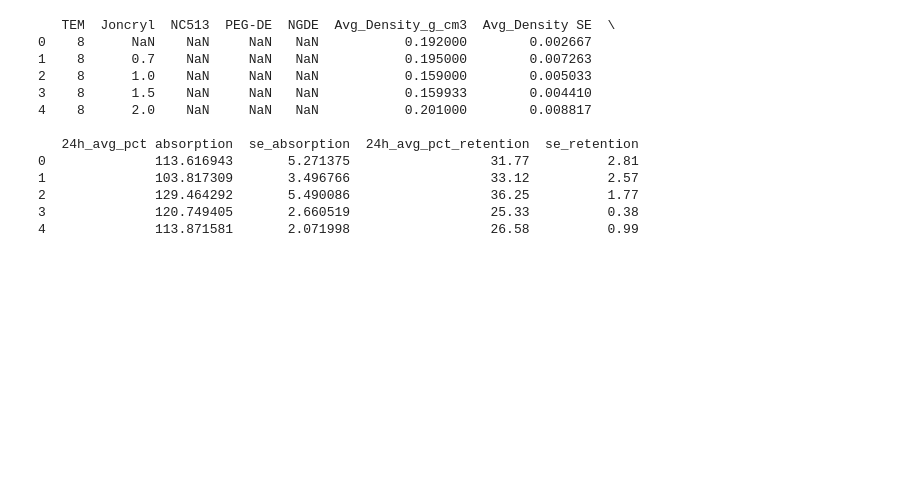
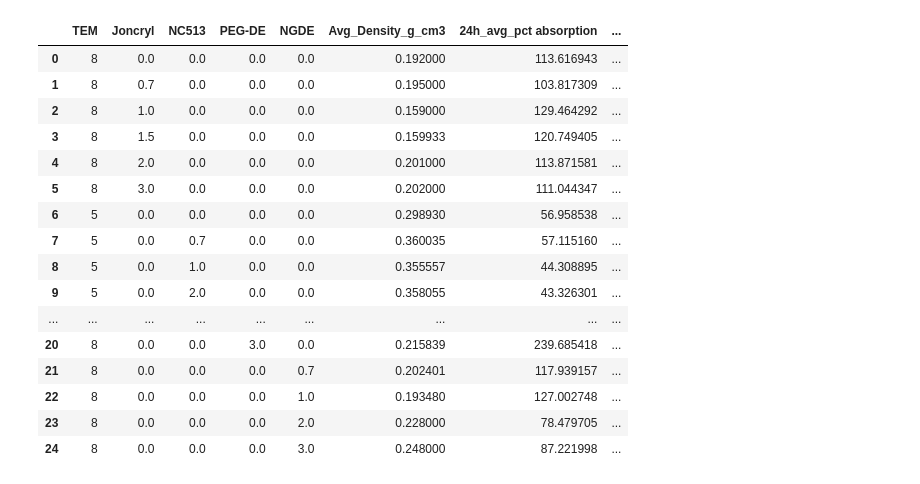
Before and after one commit to brookeb2000/foam-project, a Jupyter notebook: notebooks/0.10-bab-find-most-uncertain-formulas.ipynb, the cells around one changed output. Saved outputs shown, nothing was run; the diff lists cells and outputs as text; code cells hidden in the pictures; blank space fills up the shorter version.

```diff
--- a/notebooks/0.10-bab-find-most-uncertain-formulas.ipynb
+++ b/notebooks/0.10-bab-find-most-uncertain-formulas.ipynb
@@ -4,52 +3,49 @@
 # %%
-# import the data
+# import data
 
 from pathlib import Path
 import pandas as pd
 
 # Load the compiled data
 project_root = Path.cwd().resolve().parent if 'notebooks' in str(Path.cwd()) else Path.cwd().resolve()
 excel_path = project_root / 'data' / 'raw' / 'Compiled Data.xlsx'
 
 df = pd.read_excel(excel_path)
 
+
+# Show the 25 original formulas and their three measured targets from df.
 formula_cols = ["TEM", "Joncryl", "NC513", "PEG-DE", "NGDE"]
 measured_target_cols = [
     "Avg_Density_g_cm3",
     "24h_avg_pct absorption",
     "24h_avg_pct_retention",
 ]
-measured_se_cols = [
-    "Avg_Density SE",
-    "24h_se.1",
-    "24h_se",
-]
+df = df[formula_cols + measured_target_cols].copy()
+df[formula_cols] = df[formula_cols].fillna(0.0)
+df[measured_target_cols] = df[measured_target_cols].apply(
+    pd.to_numeric, errors="raise"
+)
 
-# Keep each target beside its standard error column
-measured_cols = [
-    col
-    for target, se in zip(measured_target_cols, measured_se_cols)
-    for col in (target, se)
-]
-df = df.loc[:, formula_cols + measured_cols]
-df = df.rename(columns={
-    "24h_se.1": "se_absorption",
-    "24h_se": "se_retention",
-})
-
-print(df.head())
+assert len(df) == 25, (
+    f"Expected the 25 original samples; found {len(df)}."
+)
+display(df)
 # %% [output]
-   TEM  Joncryl  NC513  PEG-DE  NGDE  Avg_Density_g_cm3  Avg_Density SE  \
-0    8      NaN    NaN     NaN   NaN           0.192000        0.002667
-1    8      0.7    NaN     NaN   NaN           0.195000        0.007263
-2    8      1.0    NaN     NaN   NaN           0.159000        0.005033
-3    8      1.5    NaN     NaN   NaN           0.159933        0.004410
-4    8      2.0    NaN     NaN   NaN           0.201000        0.008817
-
-   24h_avg_pct absorption  se_absorption  24h_avg_pct_retention  se_retention
-0              113.616943       5.271375                  31.77          2.81
-1              103.817309       3.496766                  33.12          2.57
-2              129.464292       5.490086                  36.25          1.77
-3              120.749405       2.660519                  25.33          0.38
-4              113.871581       2.071998                  26.58          0.99
+|  | TEM | Joncryl | NC513 | PEG-DE | NGDE | Avg_Density_g_cm3 | 24h_avg_pct absorption | ... |
+| 0 | 8 | 0.0 | 0.0 | 0.0 | 0.0 | 0.192000 | 113.616943 | ... |
+| 1 | 8 | 0.7 | 0.0 | 0.0 | 0.0 | 0.195000 | 103.817309 | ... |
+| 2 | 8 | 1.0 | 0.0 | 0.0 | 0.0 | 0.159000 | 129.464292 | ... |
+| 3 | 8 | 1.5 | 0.0 | 0.0 | 0.0 | 0.159933 | 120.749405 | ... |
+| 4 | 8 | 2.0 | 0.0 | 0.0 | 0.0 | 0.201000 | 113.871581 | ... |
+| 5 | 8 | 3.0 | 0.0 | 0.0 | 0.0 | 0.202000 | 111.044347 | ... |
+| 6 | 5 | 0.0 | 0.0 | 0.0 | 0.0 | 0.298930 | 56.958538 | ... |
+| 7 | 5 | 0.0 | 0.7 | 0.0 | 0.0 | 0.360035 | 57.115160 | ... |
+| 8 | 5 | 0.0 | 1.0 | 0.0 | 0.0 | 0.355557 | 44.308895 | ... |
+| 9 | 5 | 0.0 | 2.0 | 0.0 | 0.0 | 0.358055 | 43.326301 | ... |
+| ... | ... | ... | ... | ... | ... | ... | ... | ... |
+| 20 | 8 | 0.0 | 0.0 | 3.0 | 0.0 | 0.215839 | 239.685418 | ... |
+| 21 | 8 | 0.0 | 0.0 | 0.0 | 0.7 | 0.202401 | 117.939157 | ... |
+| 22 | 8 | 0.0 | 0.0 | 0.0 | 1.0 | 0.193480 | 127.002748 | ... |
+| 23 | 8 | 0.0 | 0.0 | 0.0 | 2.0 | 0.228000 | 78.479705 | ... |
+| 24 | 8 | 0.0 | 0.0 | 0.0 | 3.0 | 0.248000 | 87.221998 | ... |
 # %%
```
Also changed, not shown: parts of 5 cells of this notebook, 5 other files.
